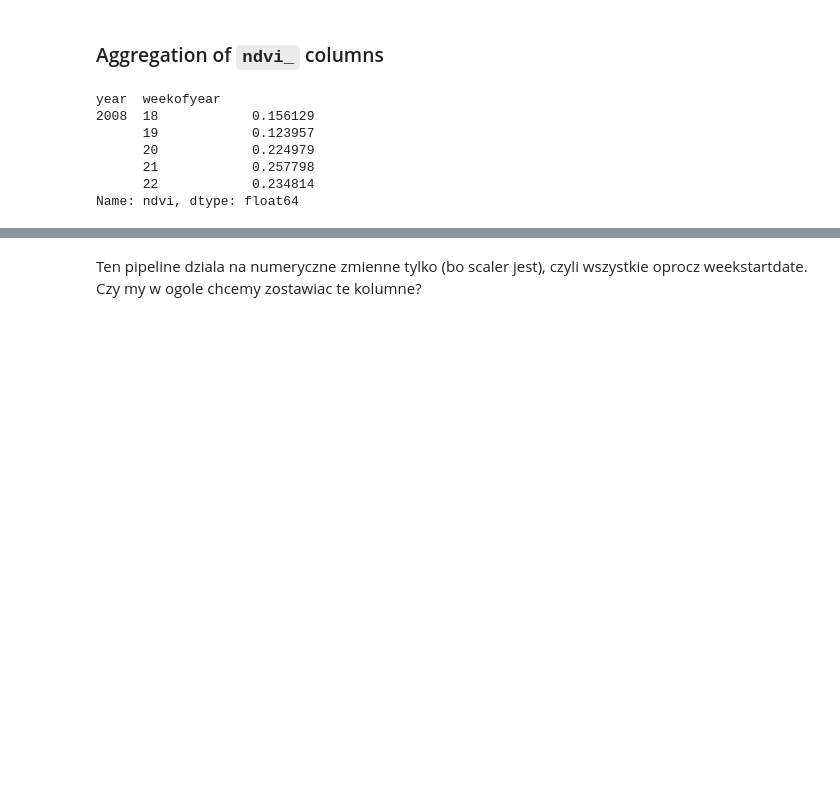
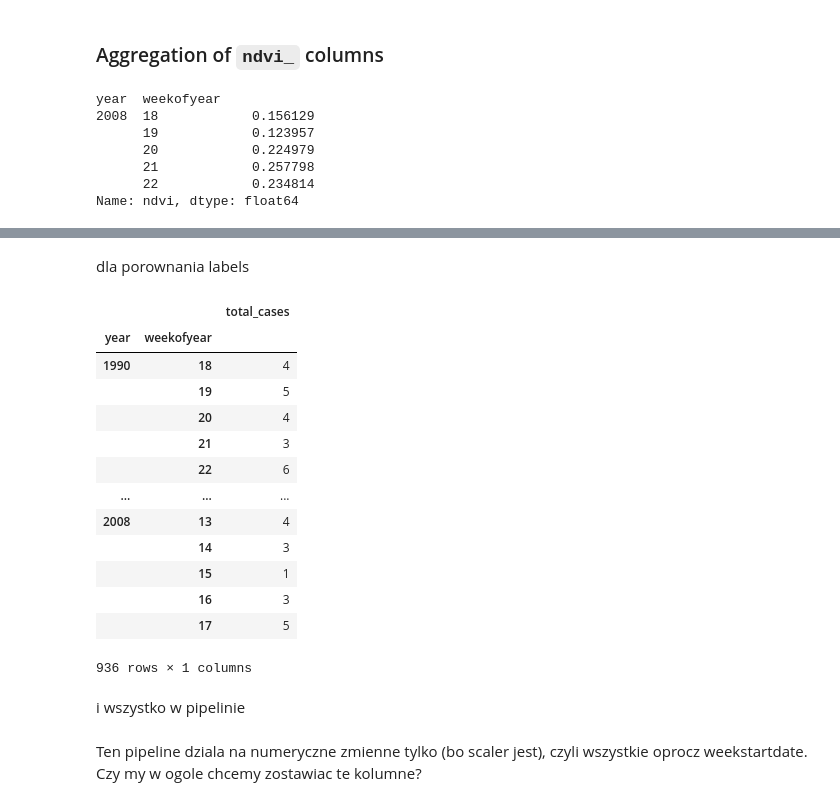
Before and after one commit to GasparSekula/PredictingDiseaseSpread, a Jupyter notebook: notebooks/FE.ipynb, the cells around one changed output, grey strips where cells are left out. Cells and saved outputs as stored; diff of their text form; code cells hidden in the pictures; blank space fills up the shorter version.

```diff
--- a/notebooks/FE.ipynb
+++ b/notebooks/FE.ipynb
@@ -185,3 +211,24 @@ Name: ndvi, dtype: float64
+# %% [markdown]
+dla porownania labels
+# %%
+sj_labels_train
+# %% [output]
+|  |  | total_cases |
+| year | weekofyear |  |
+| 1990 | 18 | 4 |
+|  | 19 | 5 |
+|  | 20 | 4 |
+|  | 21 | 3 |
+|  | 22 | 6 |
+| ... | ... | ... |
+| 2008 | 13 | 4 |
+|  | 14 | 3 |
+|  | 15 | 1 |
+|  | 16 | 3 |
+|  | 17 | 5 |
+936 rows × 1 columns
+# %% [markdown]
+i wszystko w pipelinie
 # %%
 pipeline = create_pipeline(imputation_method="bfill",
                            top_n=10,
```
Also changed, not shown: parts of 5 cells of this notebook, 1 other file.
